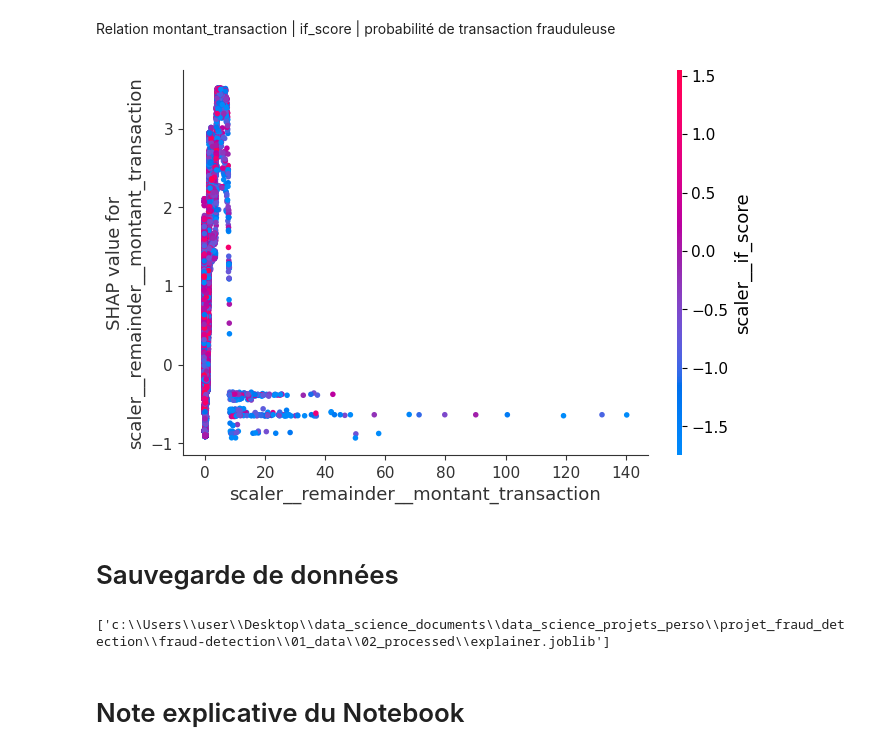
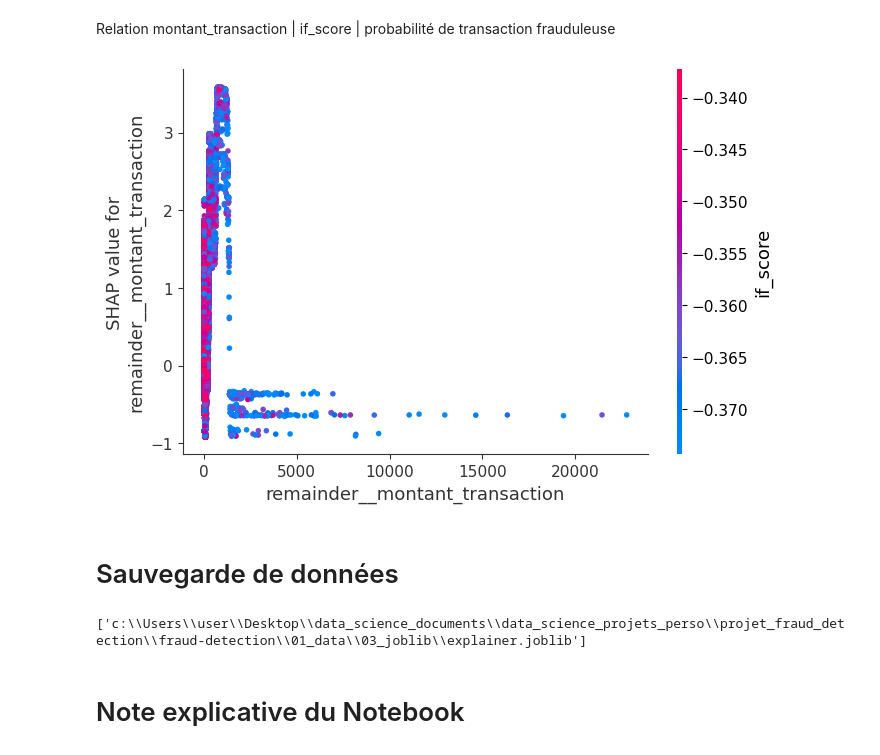
Before and after one commit to daren-mabanza/fraud-detection, a Jupyter notebook: 02_notebooks/04_shap_interpretation.ipynb, the cells around one changed output. Saved outputs shown, nothing was run; the diff lists cells and outputs as text; code cells hidden in the pictures.

```diff
--- a/02_notebooks/04_shap_interpretation.ipynb
+++ b/02_notebooks/04_shap_interpretation.ipynb
@@ -8,6 +8,7 @@ ROOT = Path.cwd().parents[0]
 
 MODEL_DATA = ROOT / "04_model"
 PROCESSED_DATA = ROOT / "01_data" / "02_processed"
+JOBLIB_DATA = ROOT / "01_data" / "03_joblib"
 
 %load_ext autoreload
 %autoreload 2
@@ -25,10 +29,10 @@ from sklearn import set_config
 **Import de x_test | y_test et du modèle non calibré**
 # %%
 # x_test
-x_test = joblib.load(PROCESSED_DATA / "x_test_for_shap.joblib")
+x_test = joblib.load(JOBLIB_DATA / "x_test_for_shap.joblib")
 
 # y_test
-y_test = joblib.load(PROCESSED_DATA / "y_test_for_shap.joblib")
+y_test = joblib.load(JOBLIB_DATA / "y_test_for_shap.joblib")
 
 # modèle
 modele = joblib.load(MODEL_DATA / "fraud_detection_xgb_pas_calibre.joblib")
@@ -54,5 +56,3 @@ NameError: name 'explainer' is not defined
 # %% [markdown]
 **Sauvegarde des objets**
-# %%
-shap_values = joblib.load(MODEL_DATA / "shap_values_model.joblib")
 # %%
@@ -129,21 +114,21 @@ waterfall_plot(
 Relation montant_transaction | if_score | probabilité de transaction frauduleuse
 # %%
 shap.dependence_plot(
-    "scaler__remainder__montant_transaction",
+    "remainder__montant_transaction",
     shap_values.values,
     x_test_proc,
-    interaction_index="scaler__if_score"
+    interaction_index="if_score"
 )
 # %% [output]
-[figure, old version]
+[figure, new version]
 # %% [markdown]
 # Sauvegarde de données
 # %%
-joblib.dump(full_test[full_test["target"]==1].sample(5), PROCESSED_DATA / "1_fraud_data_sample.joblib")
-joblib.dump(full_test[full_test["target"]==0].sample(5), PROCESSED_DATA / "0_fraud_data_sample.joblib")
-joblib.dump(explainer, PROCESSED_DATA / "explainer.joblib")
+joblib.dump(full_test[full_test["target"]==1].sample(5), JOBLIB_DATA / "1_fraud_data_sample.joblib")
+joblib.dump(full_test[full_test["target"]==0].sample(5), JOBLIB_DATA / "0_fraud_data_sample.joblib")
+joblib.dump(explainer, JOBLIB_DATA / "explainer.joblib")
 # %% [output]
-['c:\\Users\\user\\Desktop\\data_science_documents\\data_science_projets_perso\\projet_fraud_detection\\fraud-detection\\01_data\\02_processed\\explainer.joblib']
+['c:\\Users\\user\\Desktop\\data_science_documents\\data_science_projets_perso\\projet_fraud_detection\\fraud-detection\\01_data\\03_joblib\\explainer.joblib']
 # %% [markdown]
 # Note explicative du Notebook
 # %% [markdown]
```
Also changed, not shown: parts of 13 cells of this notebook, 50 other files.
